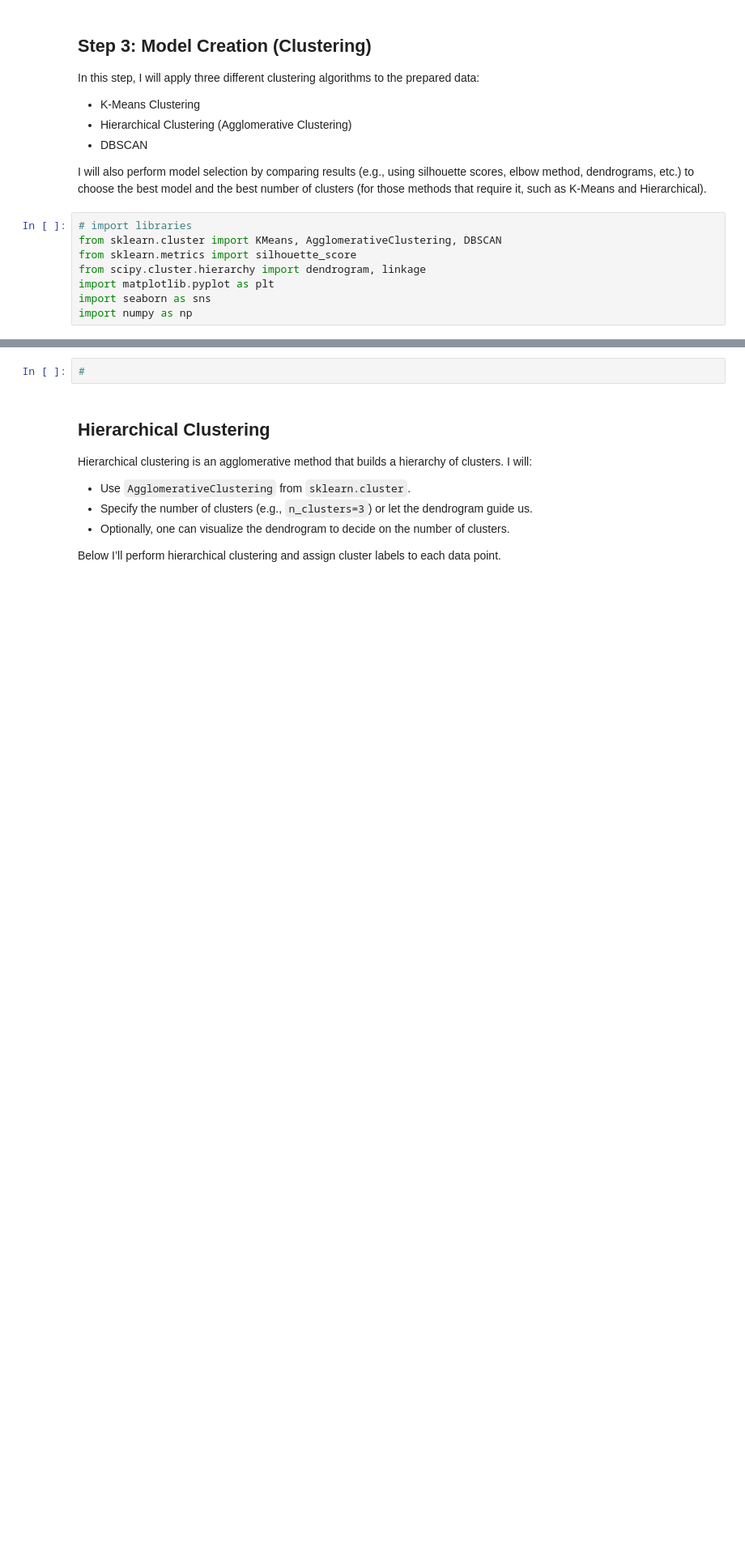
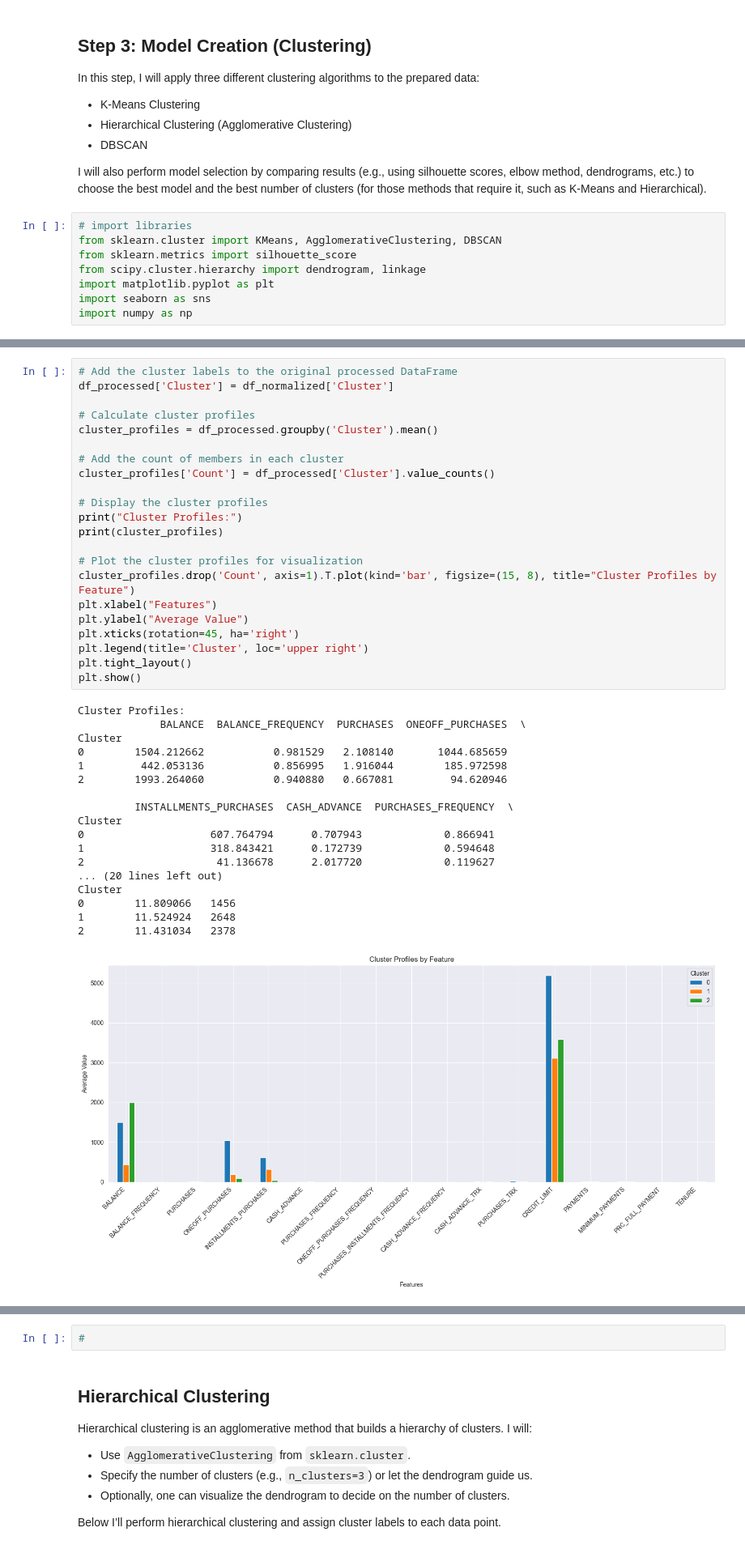
Before and after one commit to rubentak/Unsupervised-Learning-Clustering-Algorithms, a Jupyter notebook: notebook.ipynb, the cells around one changed output, grey strips where cells are left out. Shown at 81% size. Saved outputs shown, nothing was run; the diff lists cells and outputs as text; blank space fills up the shorter version.

```diff
--- a/notebook.ipynb
+++ b/notebook.ipynb
@@ -288 +279,42 @@ Optimal number of clusters (based on silhouette): 3
+# %%
+# Add the cluster labels to the original processed DataFrame
+df_processed['Cluster'] = df_normalized['Cluster']
+
+# Calculate cluster profiles
+cluster_profiles = df_processed.groupby('Cluster').mean()
+
+# Add the count of members in each cluster
+cluster_profiles['Count'] = df_processed['Cluster'].value_counts()
+
+# Display the cluster profiles
+print("Cluster Profiles:")
+print(cluster_profiles)
+
+# Plot the cluster profiles for visualization
+cluster_profiles.drop('Count', axis=1).T.plot(kind='bar', figsize=(15, 8), title="Cluster Profiles by Feature")
+plt.xlabel("Features")
+plt.ylabel("Average Value")
+plt.xticks(rotation=45, ha='right')
+plt.legend(title='Cluster', loc='upper right')
+plt.tight_layout()
+plt.show()
+# %% [output]
+Cluster Profiles:
+             BALANCE  BALANCE_FREQUENCY  PURCHASES  ONEOFF_PURCHASES  \
+Cluster
+0        1504.212662           0.981529   2.108140       1044.685659
+1         442.053136           0.856995   1.916044        185.972598
+2        1993.264060           0.940880   0.667081         94.620946
+
+         INSTALLMENTS_PURCHASES  CASH_ADVANCE  PURCHASES_FREQUENCY  \
+Cluster
+0                    607.764794      0.707943             0.866941
+1                    318.843421      0.172739             0.594648
+2                     41.136678      2.017720             0.119627
+... (20 lines left out)
+Cluster
+0        11.809066   1456
+1        11.524924   2648
+2        11.431034   2378
+[figure, added]
 # %% [markdown]
```
Also changed, not shown: parts of 32 cells of this notebook.
